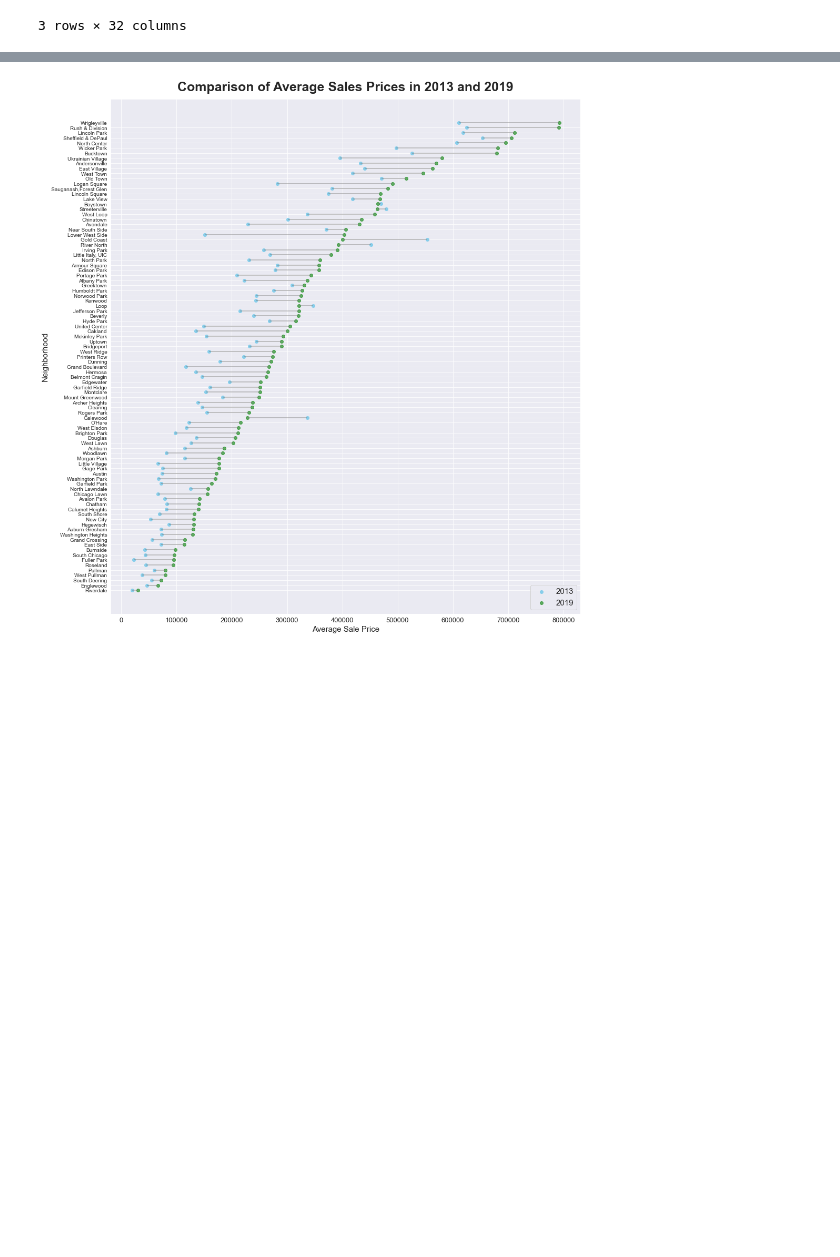
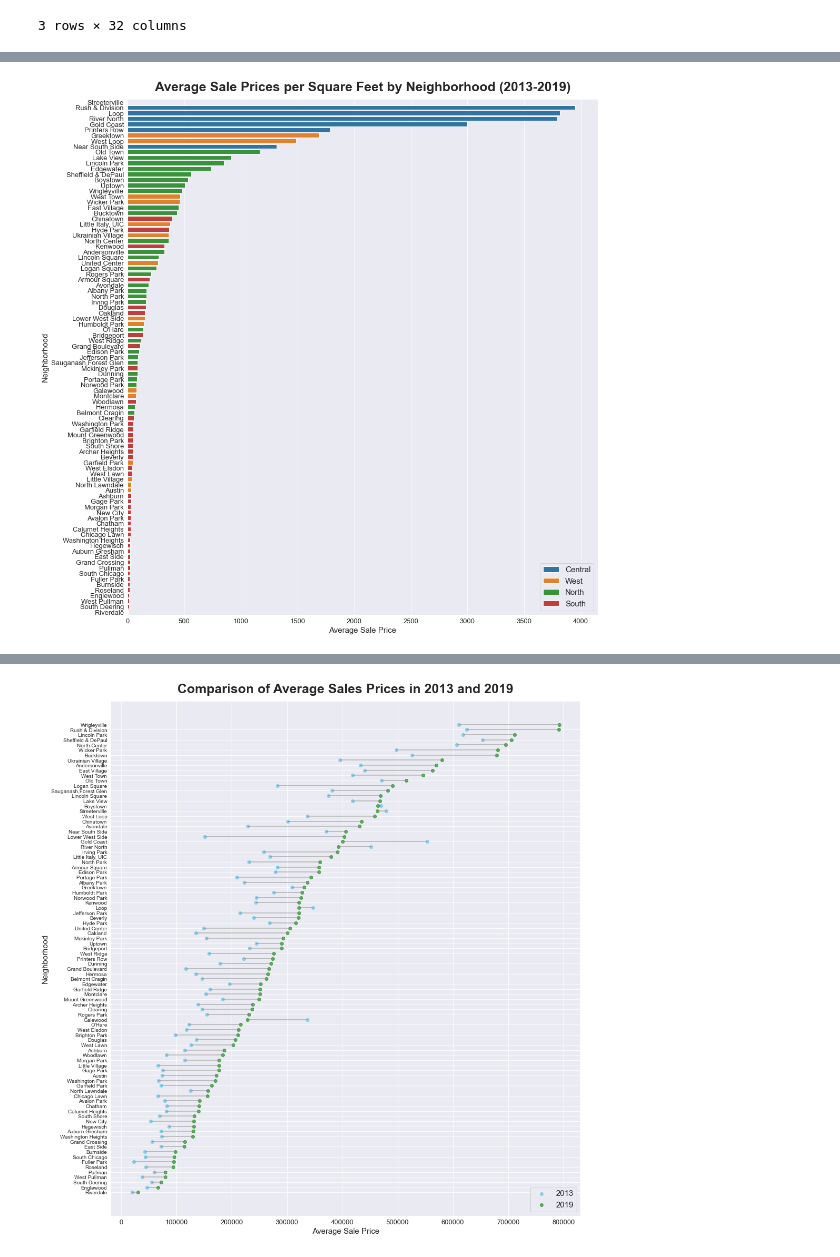
Before and after one commit to ymericson/ml-project, a Jupyter notebook: data_viz.ipynb, the cells around one changed output, grey strips where cells are left out. Cells and saved outputs as stored; diff of their text form; code cells hidden in the pictures; blank space fills up the shorter version.

```diff
--- a/data_viz.ipynb
+++ b/data_viz.ipynb
@@ -47 +66,23 @@ final_df = final_df[['Year', 'sale_price', 'hb_sf', ]]
+# %%
+#final_df['pricer_per_unit'] = final_df['sale_price'] / final_df['n_units']
+final_df['pricer_per_unit'] = final_df['sale_price'] / (final_df['hd_sf'] / final_df['n_units'])
+
+final_df_avgsale = pd.DataFrame(final_df.groupby('pri_neigh')['pricer_per_unit'].mean().sort_values(ascending=False)).reset_index()
+final_df_avgsale = final_df_avgsale.merge(sales_gdf[['pri_neigh', 'side']].drop_duplicates(), on='pri_neigh', how='left')
+
+fig, ax = plt.subplots(figsize=(16,18))
+
+sns.barplot(final_df_avgsale.pricer_per_unit, final_df_avgsale.pri_neigh, hue=final_df_avgsale.side, dodge=False)
+ax.set_title('Average Sale Prices per Square Feet by Neighborhood (2013-2019)', fontsize=25,
+             fontweight="bold", loc='center', y=1.01)
+ax.set_xlabel('Average Sale Price', fontsize=15)
+ax.set_ylabel('Neighborhood', fontsize=15)
+plt.xticks(fontsize=13)
+plt.yticks(fontsize=13)
+plt.legend(loc='lower right', fontsize=15)
+
+plt.savefig('figures/saleprice_per_sqft_by_nbh.png')
+plt.show()
+# %% [output]
+[figure, added]
 # %%
```
Also changed, not shown: parts of 16 cells of this notebook, 2 other files.
